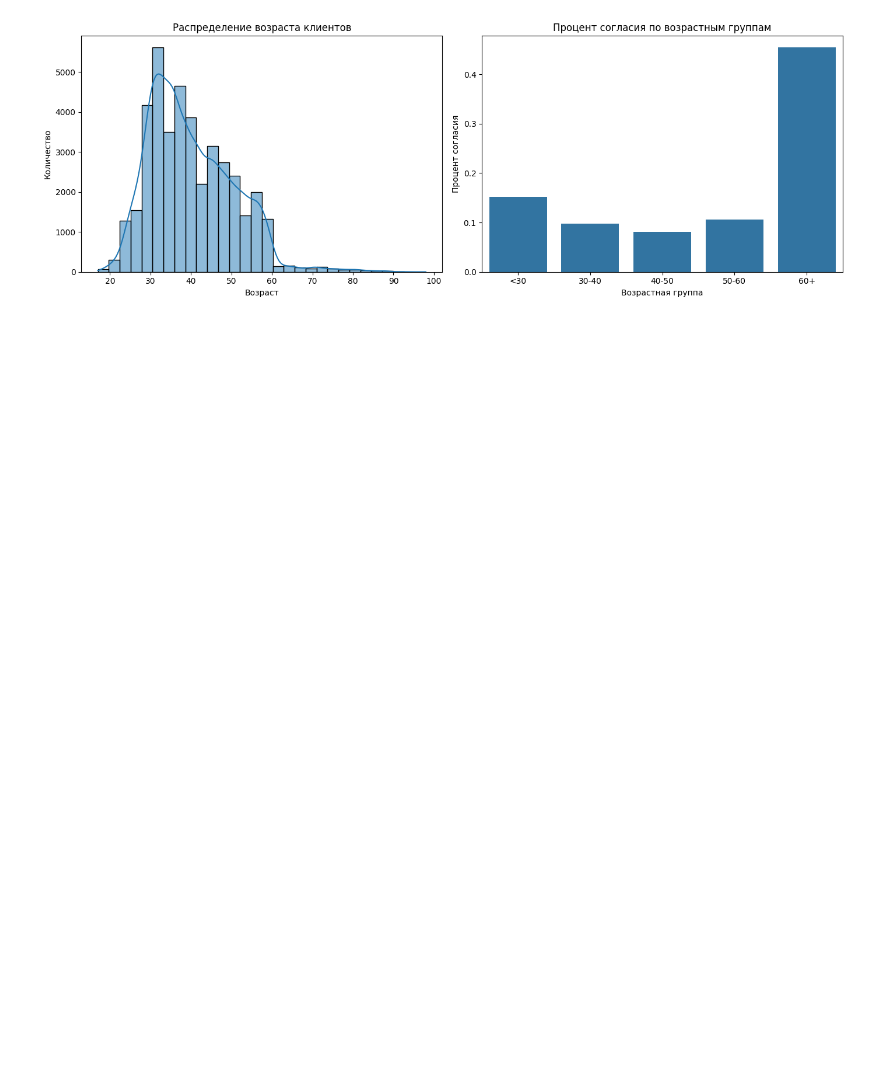
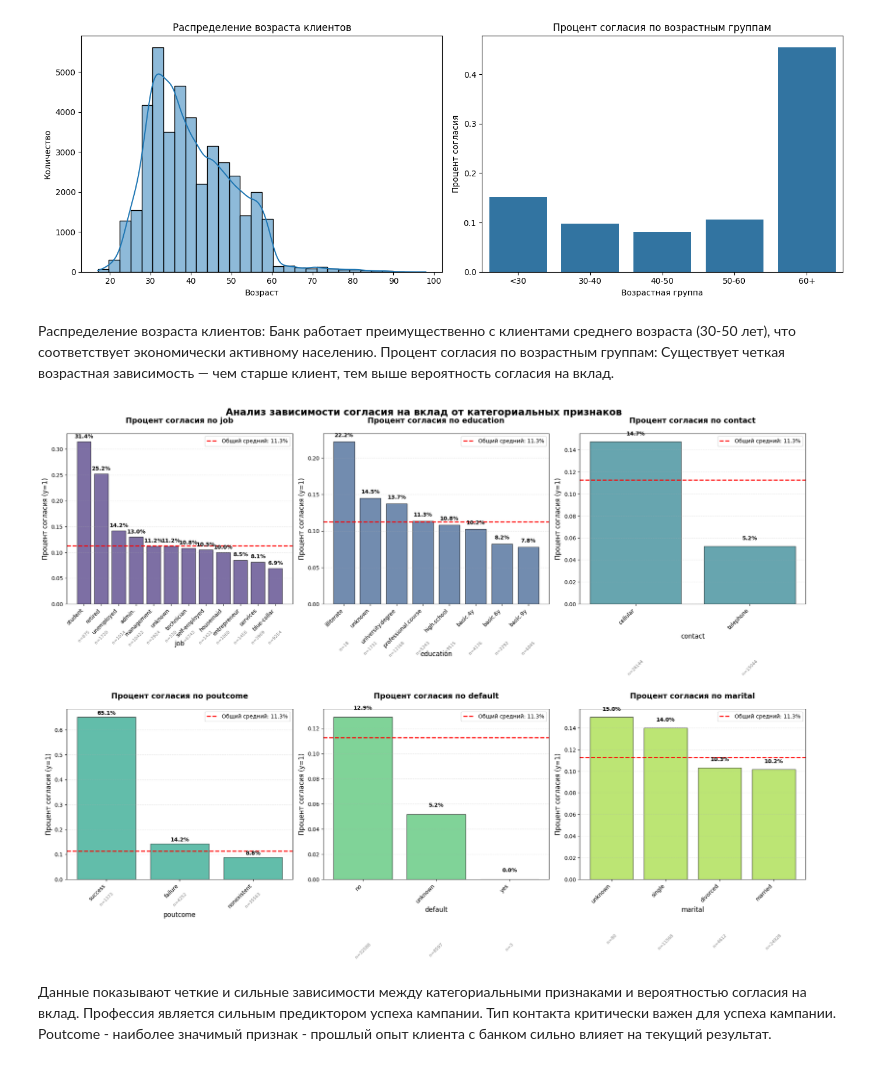
Before and after one commit to yulllss/Otus_Project_ML_Basic, a Jupyter notebook: bank_marketing.ipynb, the cells around one changed output. Cells and saved outputs as stored; diff of their text form; code cells hidden in the pictures; blank space fills up the shorter version.

```diff
--- a/bank_marketing.ipynb
+++ b/bank_marketing.ipynb
@@ -143,21 +149,3 @@ plt.show()
 [figure]
 # %% [markdown]
 Заметен сильный дисбаланс классов
-# %%
-categorical_cols = ['job', 'marital', 'education', 'default', 'housing', 'loan',
-                   'contact', 'month', 'day_of_week', 'poutcome']
-
-fig, axes = plt.subplots(5, 2, figsize=(15, 20))
-axes = axes.flatten()
-
-for i, col in enumerate(categorical_cols):
-    if i < len(axes):
-        temp_df = data.groupby(col)['y'].value_counts(normalize=True).unstack()
-        temp_df.plot(kind='bar', ax=axes[i], color=['lightcoral', 'skyblue'])
-        axes[i].set_title(f'Распределение по {col}')
-        axes[i].set_ylabel('Процент')
-        axes[i].legend(['Нет', 'Да'])
-        axes[i].tick_params(axis='x', rotation=45)
-
-plt.tight_layout()
-plt.show()
@@ -231,3 +221,55 @@ plt.tight_layout()
 plt.show()
 # %% [output]
 [figure]
+# %% [markdown]
+Распределение возраста клиентов: Банк работает преимущественно с клиентами среднего возраста (30-50 лет), что соответствует экономически активному населению.
+Процент согласия по возрастным группам: Существует четкая возрастная зависимость — чем старше клиент, тем выше вероятность согласия на вклад.
+# %%
+cat_features = ['job', 'education', 'contact', 'poutcome', 'default', 'marital']
+
+fig, axes = plt.subplots(2, 3, figsize=(20, 15))
+axes = axes.ravel()
+
+colors = sns.color_palette("viridis", len(cat_features))
+
+for i, feature in enumerate(cat_features):
+    grouped_data = data_analysis.groupby(feature)['y'].agg(['mean', 'count']).reset_index()
+    grouped_data = grouped_data.sort_values('mean', ascending=False)
+
+    if feature == 'month':
+        month_order = ['jan', 'feb', 'mar', 'apr', 'may', 'jun', 'jul', 'aug', 'sep', 'oct', 'nov', 'dec']
+        grouped_data[feature] = pd.Categorical(grouped_data[feature], categories=month_order, ordered=True)
+        grouped_data = grouped_data.sort_values(feature)
+
+    bars = axes[i].bar(range(len(grouped_data)), grouped_data['mean'],
+                      color=colors[i], alpha=0.7, edgecolor='black')
+
+    for j, (mean_val, count_val) in enumerate(zip(grouped_data['mean'], grouped_data['count'])):
+        axes[i].text(j, mean_val + 0.005, f'{mean_val:.1%}',
+                    ha='center', va='bottom', fontsize=10, fontweight='bold')
+        axes[i].text(j, -0.05, f'n={count_val}',
+                    ha='center', va='top', fontsize=8, rotation=45, color='gray')
+
+    axes[i].set_title(f'Процент согласия по {feature}', fontsize=14, pad=20, fontweight='bold')
+    axes[i].set_xlabel(feature, fontsize=12)
+    axes[i].set_ylabel('Процент согласия (y=1)', fontsize=12)
+    axes[i].set_xticks(range(len(grouped_data)))
+    axes[i].set_xticklabels(grouped_data[feature], rotation=45, ha='right')
+    axes[i].grid(axis='y', alpha=0.3, linestyle='--')
+
+    overall_mean = data_analysis['y'].mean()
+    axes[i].axhline(y=overall_mean, color='red', linestyle='--', linewidth=2,
+                   label=f'Общий средний: {overall_mean:.1%}')
+    axes[i].legend()
+
+for j in range(len(cat_features), 6):
+    fig.delaxes(axes[j])
+
+plt.suptitle('Анализ зависимости согласия на вклад от категориальных признаков',
+             fontsize=18, y=0.98, fontweight='bold')
+plt.tight_layout()
+plt.show()
+# %% [output]
+[figure, added]
+# %% [markdown]
+Данные показывают четкие и сильные зависимости между категориальными признаками и вероятностью согласия на вклад. Профессия является сильным предиктором успеха кампании. Тип контакта критически важен для успеха кампании. Poutcome - наиболее значимый признак - прошлый опыт клиента с банком сильно влияет на текущий результат.
```
Also changed, not shown: parts of 22 cells of this notebook.
